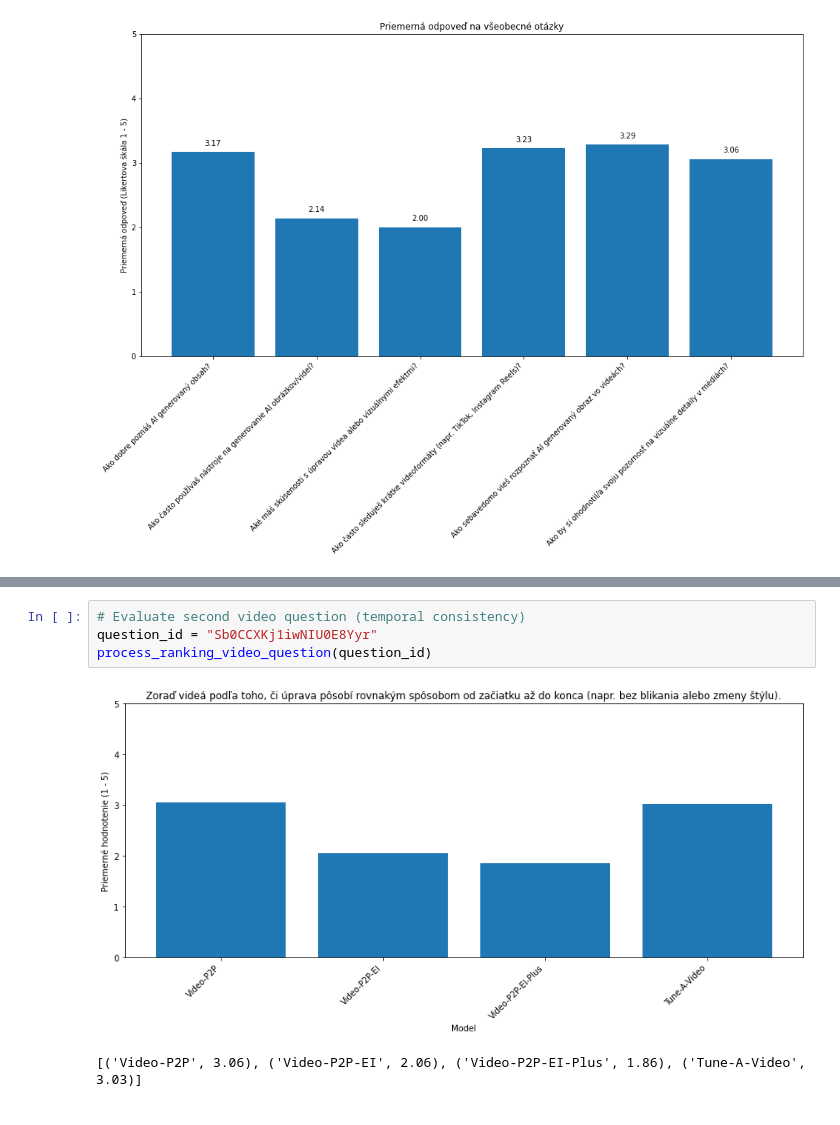
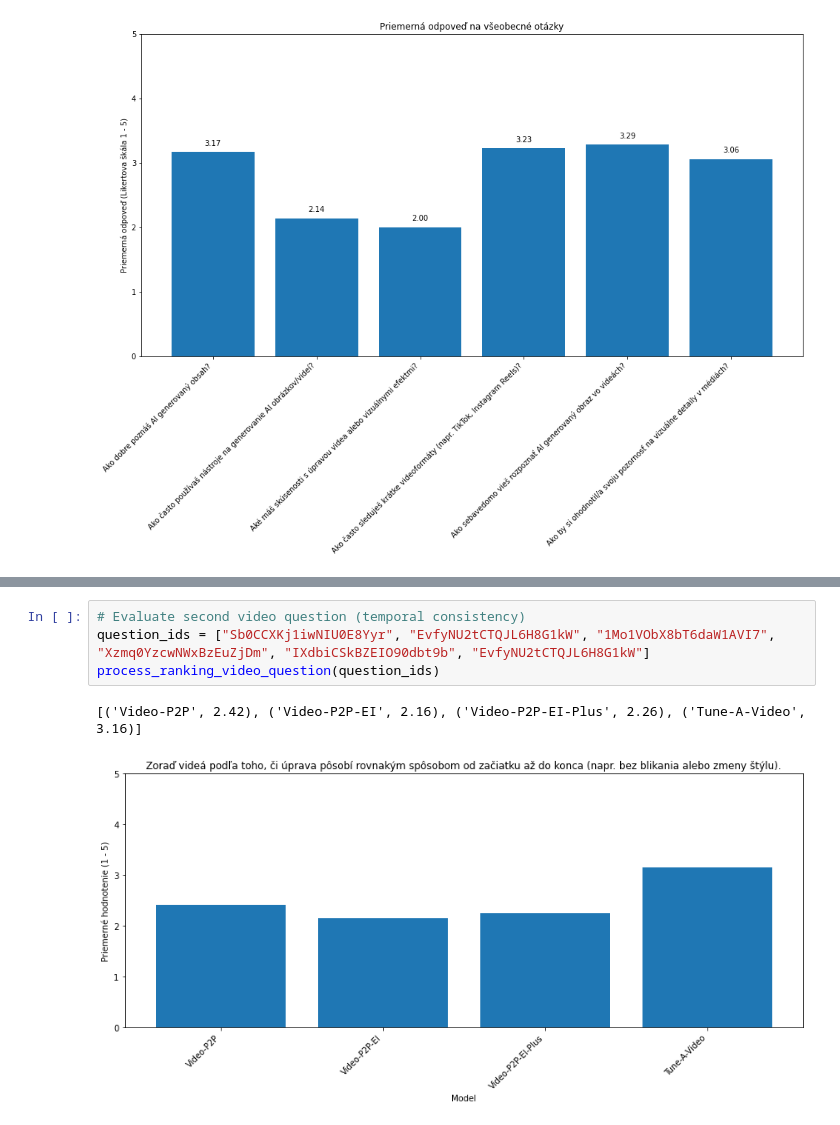
Before and after one commit to marrb/DIP, a Jupyter notebook: data_processing/user_study_results_processing/process_questions.ipynb, the cells around one changed output, grey strips where cells are left out. Cells and saved outputs as stored; diff of their text form.

```diff
--- a/data_processing/user_study_results_processing/process_questions.ipynb
+++ b/data_processing/user_study_results_processing/process_questions.ipynb
@@ -141,9 +159,9 @@ process_ranking_video_question(question_id)
 # %%
 # Evaluate second video question (temporal consistency)
-question_id = "Sb0CCXKj1iwNIU0E8Yyr"
-process_ranking_video_question(question_id)
+question_ids = ["Sb0CCXKj1iwNIU0E8Yyr", "EvfyNU2tCTQJL6H8G1kW", "1Mo1VObX8bT6daW1AVI7", "Xzmq0YzcwNWxBzEuZjDm", "IXdbiCSkBZEIO90dbt9b", "EvfyNU2tCTQJL6H8G1kW"]
+process_ranking_video_question(question_ids)
 # %% [output]
+[('Video-P2P', 2.42), ('Video-P2P-EI', 2.16), ('Video-P2P-EI-Plus', 2.26), ('Tune-A-Video', 3.16)]
-[figure, old version]
+[figure, new version]
-[('Video-P2P', 3.06), ('Video-P2P-EI', 2.06), ('Video-P2P-EI-Plus', 1.86), ('Tune-A-Video', 3.03)]
 # %%
 # Evaluate third video question (scene preservation)
```
Also changed, not shown: parts of 4 cells of this notebook, 1 other file.
